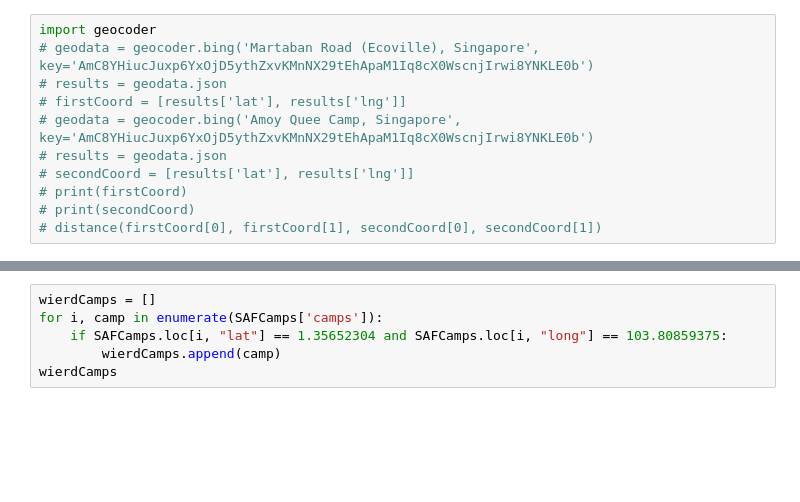
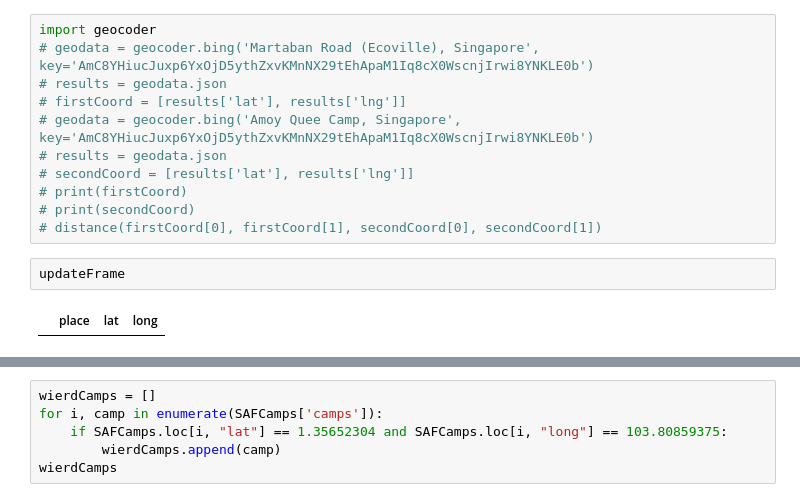
Before and after one commit to AryaVatsa/Daily-Dengue-Cluster-Data-, a Jupyter notebook: Dengue/NEAwebsite.ipynb, the cells around one changed output, grey strips where cells are left out. Cells and saved outputs as stored; diff of their text form; blank space fills up the shorter version.

```diff
--- a/Dengue/NEAwebsite.ipynb
+++ b/Dengue/NEAwebsite.ipynb
@@ -308,4 +308,8 @@ import geocoder
 # print(firstCoord)
 # print(secondCoord)
 # distance(firstCoord[0], firstCoord[1], secondCoord[0], secondCoord[1])
+# %%
+updateFrame
+# %% [output]
+|  | place | lat | long |
 # %%
```
Also changed, not shown: parts of 17 cells of this notebook, 9 other files.
